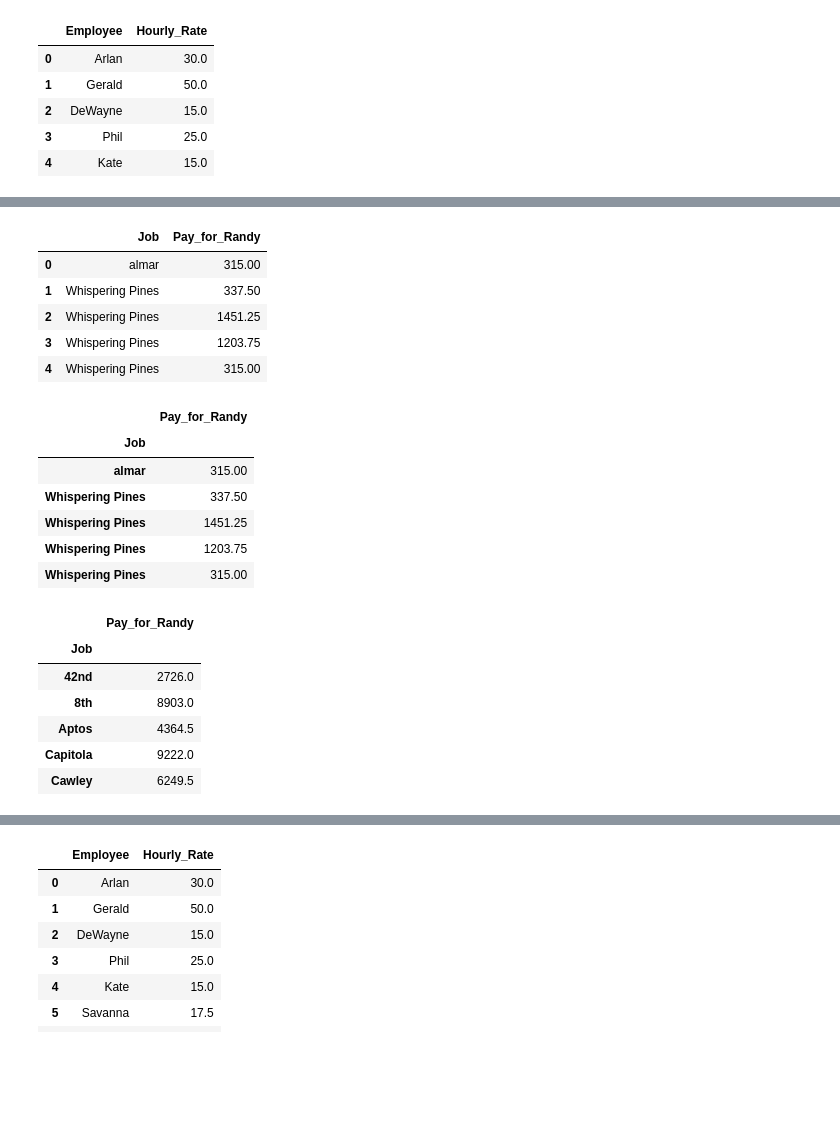
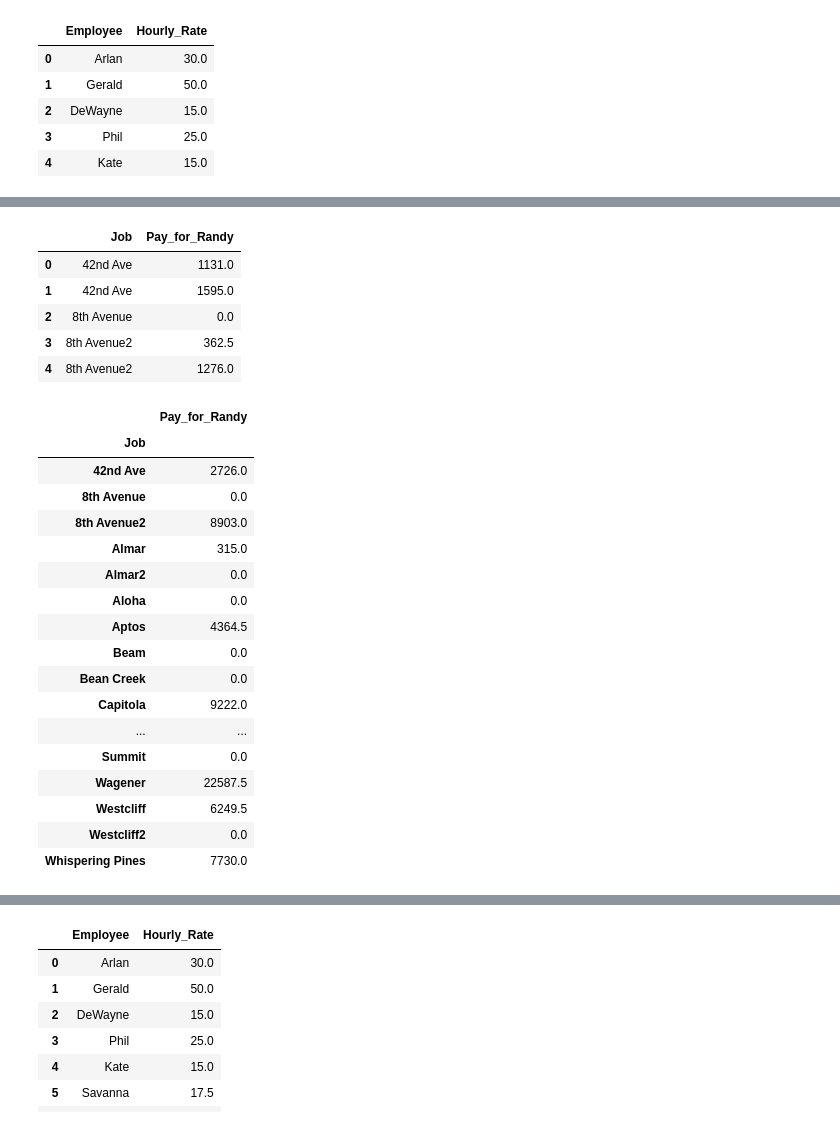
Before and after one commit to lesliefinlayson/Small_Business_Analysis, a Jupyter notebook: exploritory.ipynb, the cells around one changed output, grey strips where cells are left out. Drawn from its saved outputs; the diff is of its cells as text; code cells hidden in the pictures; blank space fills up the shorter version.

```diff
--- a/exploritory.ipynb
+++ b/exploritory.ipynb
@@ -331,38 +327,41 @@ randy_pay_df.head()
 # %%
 #drop unnecessary columns for randy's pay per job
-randy_pay_df=randy_pay_df.drop(columns=['Dates', 'Rate', 'Unnamed: 3', 'time'])
+randy_pay_df=randy_pay_df.drop(columns=['Date', 'Rate', 'Hours'])
 randy_pay_df.head()
 # %% [output]
 |  | Job | Pay_for_Randy |
-| 0 | almar | 315.00 |
-| 1 | Whispering Pines | 337.50 |
-| 2 | Whispering Pines | 1451.25 |
-| 3 | Whispering Pines | 1203.75 |
-| 4 | Whispering Pines | 315.00 |
+| 0 | 42nd Ave | 1131.0 |
+| 1 | 42nd Ave | 1595.0 |
+| 2 | 8th Avenue | 0.0 |
+| 3 | 8th Avenue2 | 362.5 |
+| 4 | 8th Avenue2 | 1276.0 |
 # %%
 #set index for randy's
-randy_pay_df = randy_pay_df.set_index('Job')
-randy_pay_df.head()
+#randy_pay_df = randy_pay_df.set_index('Job')
+#randy_pay_df.head()
-# %% [output]
-|  | Pay_for_Randy |
-| Job |  |
-| almar | 315.00 |
-| Whispering Pines | 337.50 |
-| Whispering Pines | 1451.25 |
-| Whispering Pines | 1203.75 |
-| Whispering Pines | 315.00 |
 # %%
 #Randy's pay per job
 randy_pay_df=randy_pay_df.groupby(['Job']).sum()
-randy_pay_df.head()
+randy_pay_df
 # %% [output]
 |  | Pay_for_Randy |
 | Job |  |
-| 42nd | 2726.0 |
-| 8th | 8903.0 |
+| 42nd Ave | 2726.0 |
+| 8th Avenue | 0.0 |
+| 8th Avenue2 | 8903.0 |
+| Almar | 315.0 |
+| Almar2 | 0.0 |
+| Aloha | 0.0 |
 | Aptos | 4364.5 |
+| Beam | 0.0 |
+| Bean Creek | 0.0 |
 | Capitola | 9222.0 |
-| Cawley | 6249.5 |
+| ... | ... |
+| Summit | 0.0 |
+| Wagener | 22587.5 |
+| Westcliff | 6249.5 |
+| Westcliff2 | 0.0 |
+| Whispering Pines | 7730.0 |
 # %%
 #drop unnecessary columns from Bids database for labor estimate
 labor_estimate_df=Bids_df.drop(columns=['Materials_Estimate', 'subtotal', 'overhead (15%)', 'total'])
```
Also changed, not shown: parts of 36 cells of this notebook.
